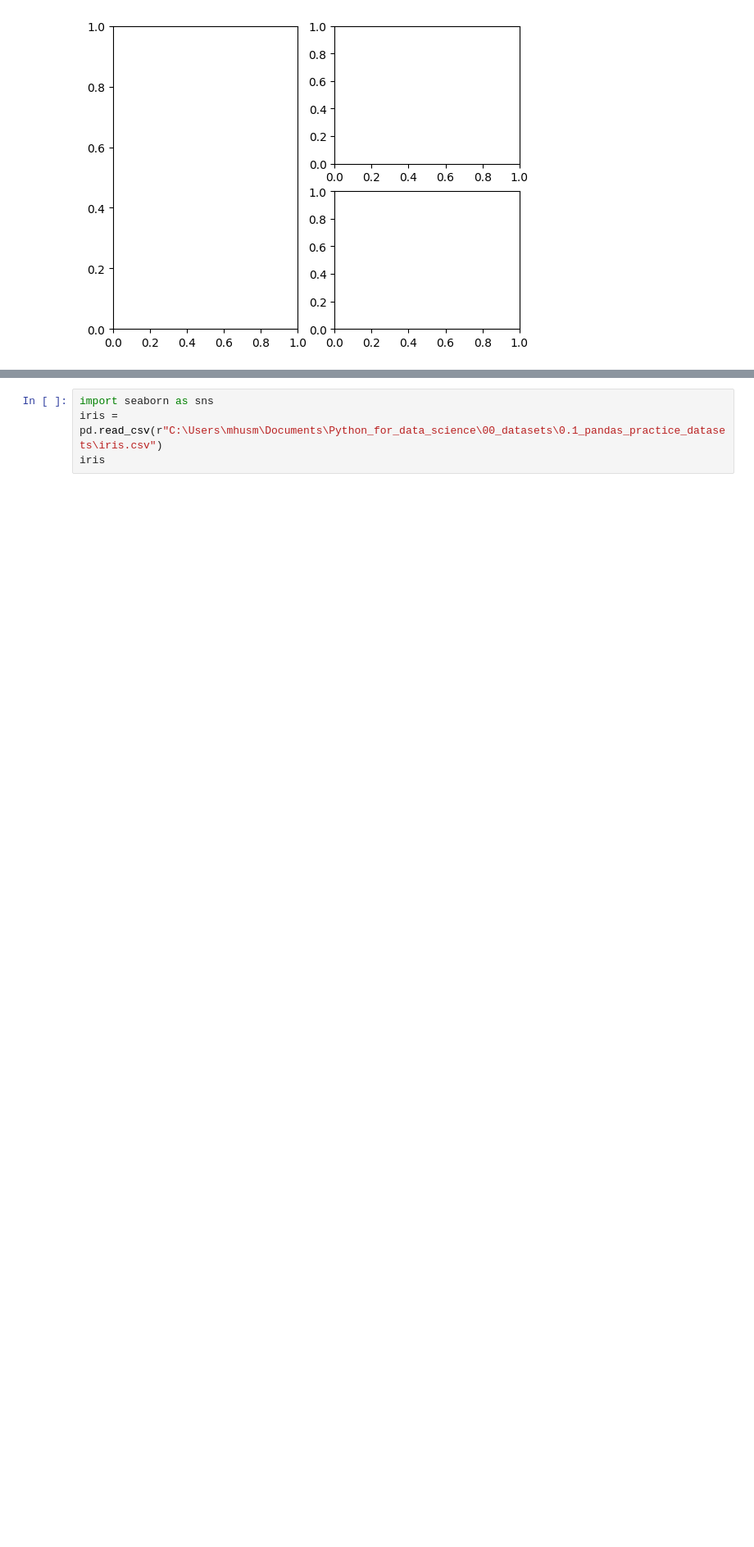
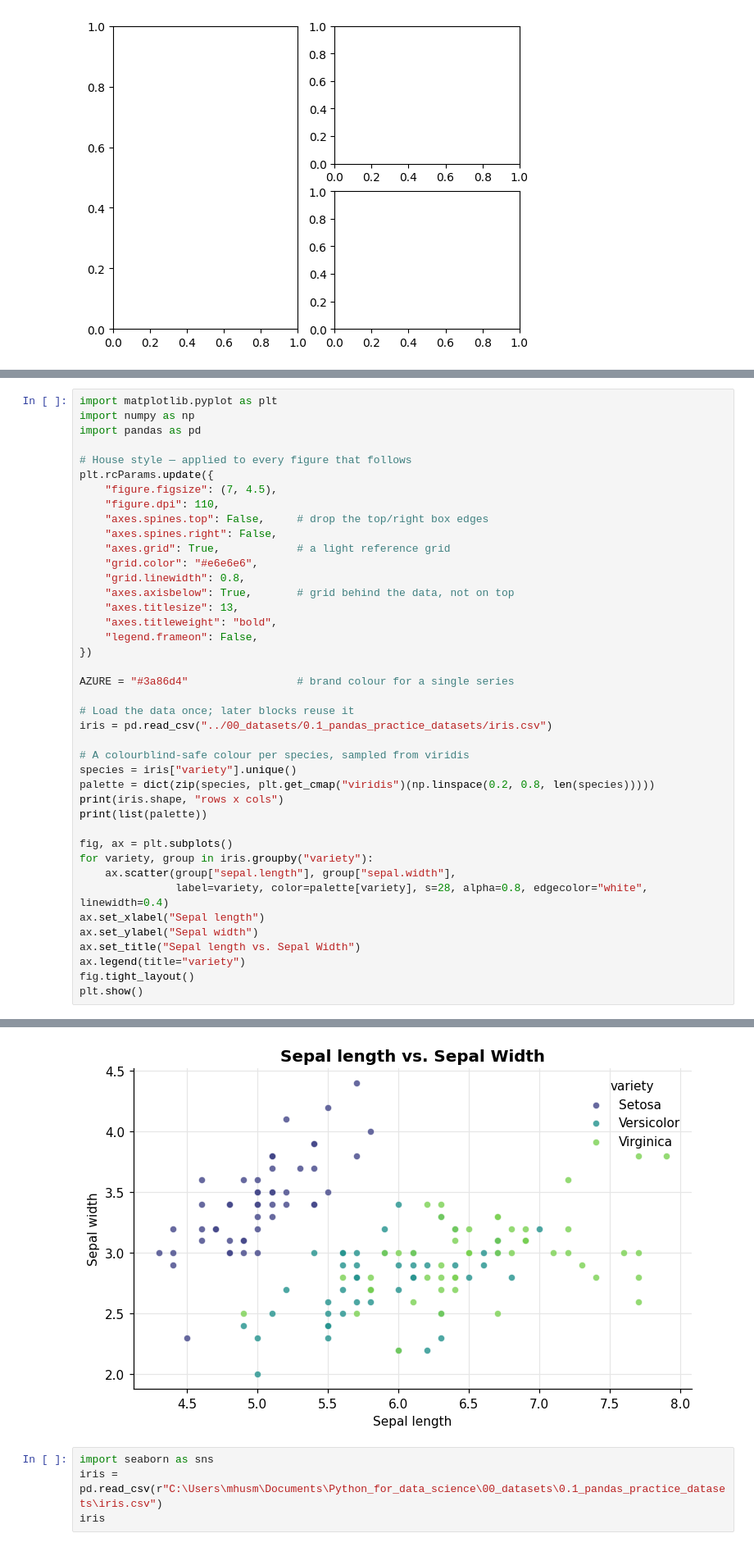
Before and after one commit to Muhammad-Hamdan92/Python_for_data_science, a Jupyter notebook: 08_data_visualization/08.1_matplotlib.ipynb, the cells around one changed output, grey strips where cells are left out. Shown at 82% size. Drawn from its saved outputs; the diff is of its cells as text; blank space fills up the shorter version.

```diff
--- a/08_data_visualization/08.1_matplotlib.ipynb
+++ b/08_data_visualization/08.1_matplotlib.ipynb
@@ -22,0 +40,42 @@ fig, axs = plt.subplot_mosaic([['left', 'right_top'],
+# %%
+import matplotlib.pyplot as plt
+import numpy as np
+import pandas as pd
+
+# House style — applied to every figure that follows
+plt.rcParams.update({
+    "figure.figsize": (7, 4.5),
+    "figure.dpi": 110,
+    "axes.spines.top": False,     # drop the top/right box edges
+    "axes.spines.right": False,
+    "axes.grid": True,            # a light reference grid
+    "grid.color": "#e6e6e6",
+    "grid.linewidth": 0.8,
+    "axes.axisbelow": True,       # grid behind the data, not on top
+    "axes.titlesize": 13,
+    "axes.titleweight": "bold",
+    "legend.frameon": False,
+})
+
+AZURE = "#3a86d4"                 # brand colour for a single series
+
+# Load the data once; later blocks reuse it
+iris = pd.read_csv("../00_datasets/0.1_pandas_practice_datasets/iris.csv")
+
+# A colourblind-safe colour per species, sampled from viridis
+species = iris["variety"].unique()
+palette = dict(zip(species, plt.get_cmap("viridis")(np.linspace(0.2, 0.8, len(species)))))
+print(iris.shape, "rows x cols")
+print(list(palette))
+
+fig, ax = plt.subplots()
+for variety, group in iris.groupby("variety"):
+    ax.scatter(group["sepal.length"], group["sepal.width"],
+               label=variety, color=palette[variety], s=28, alpha=0.8, edgecolor="white", linewidth=0.4)
+ax.set_xlabel("Sepal length")
+ax.set_ylabel("Sepal width")
+ax.set_title("Sepal length vs. Sepal Width")
+ax.legend(title="variety")
+fig.tight_layout()
+plt.show()
+# %% [output]
@@ -23,3 +84,4 @@ fig, axs = plt.subplot_mosaic([['left', 'right_top'],
+[figure, added]
 # %%
 import seaborn as sns
 iris = pd.read_csv(r"C:\Users\mhusm\Documents\Python_for_data_science\00_datasets\0.1_pandas_practice_datasets\iris.csv")
```
Also changed, not shown: parts of 2 cells of this notebook.
